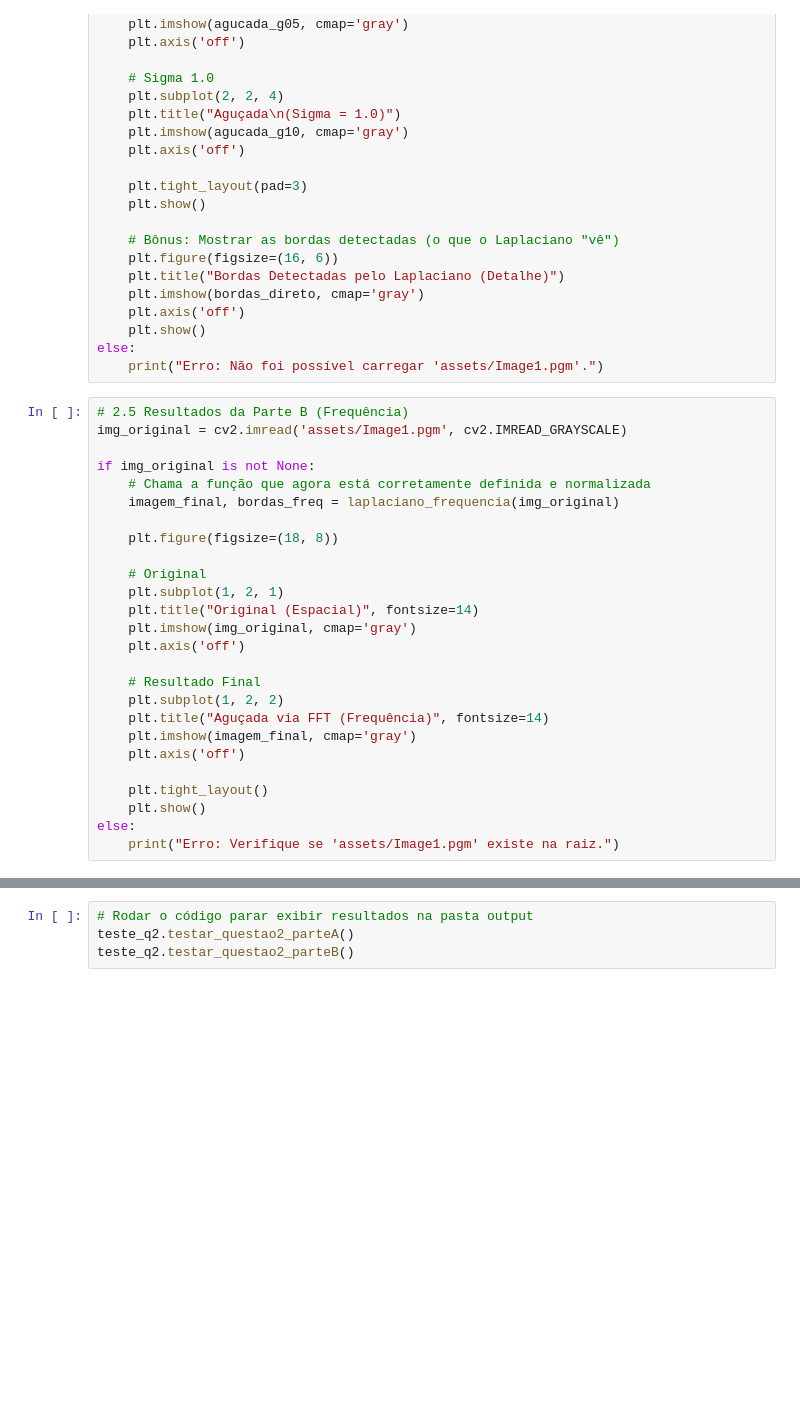
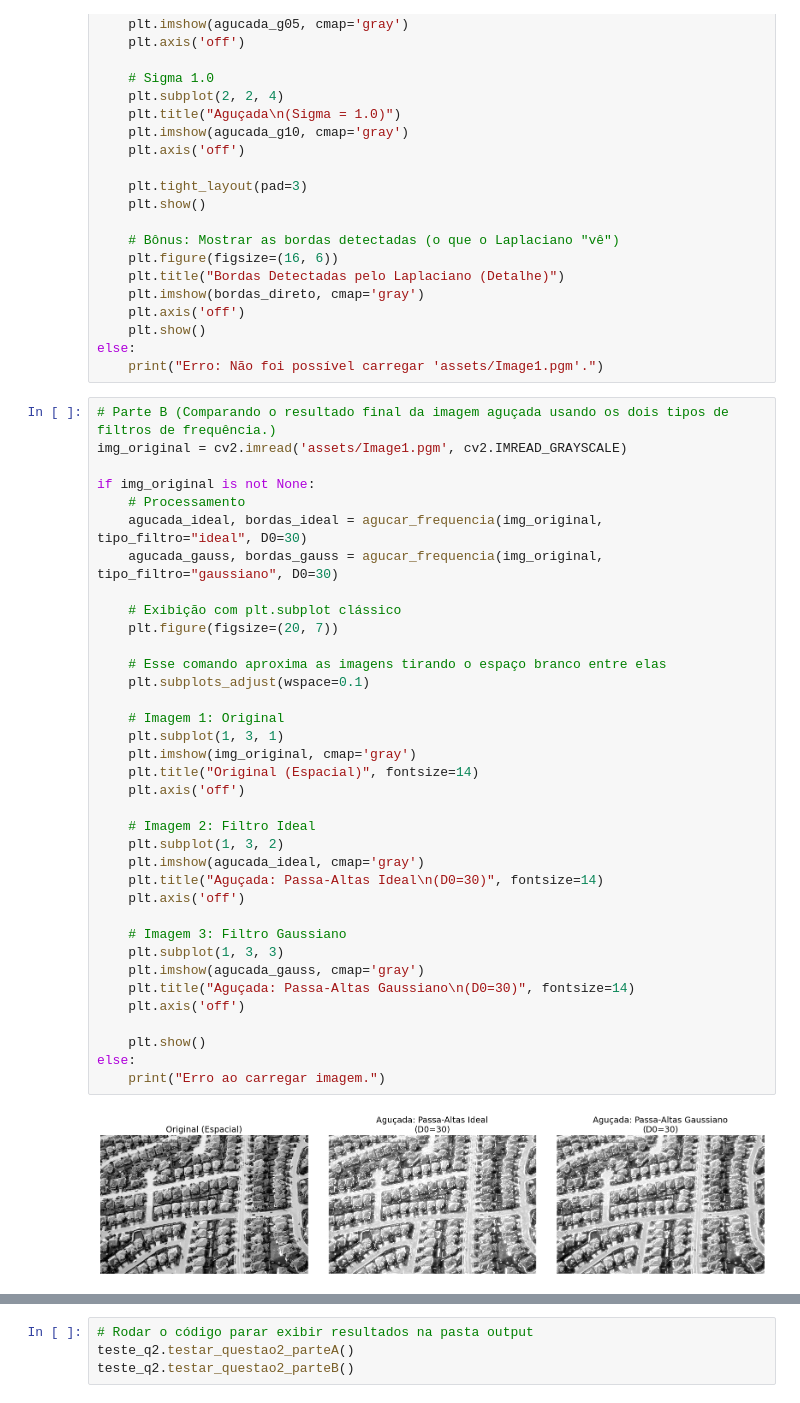
Before and after one commit to The-Jonas/image-processing-fundamentals, a Jupyter notebook: notebook.ipynb, the cells around one changed output, grey strips where cells are left out. Saved outputs shown, nothing was run; the diff lists cells and outputs as text; blank space fills up the shorter version.

```diff
--- a/notebook.ipynb
+++ b/notebook.ipynb
@@ -169,29 +169,41 @@ if img_original is not None:
 else:
     print("Erro: Não foi possível carregar 'assets/Image1.pgm'.")
 # %%
-# 2.5 Resultados da Parte B (Frequência)
+# Parte B (Comparando o resultado final da imagem aguçada usando os dois tipos de filtros de frequência.)
 img_original = cv2.imread('assets/Image1.pgm', cv2.IMREAD_GRAYSCALE)
 
 if img_original is not None:
-    # Chama a função que agora está corretamente definida e normalizada
-    imagem_final, bordas_freq = laplaciano_frequencia(img_original)
+    # Processamento
+    agucada_ideal, bordas_ideal = agucar_frequencia(img_original, tipo_filtro="ideal", D0=30)
+    agucada_gauss, bordas_gauss = agucar_frequencia(img_original, tipo_filtro="gaussiano", D0=30)
 
-    plt.figure(figsize=(18, 8))
+    # Exibição com plt.subplot clássico
+    plt.figure(figsize=(20, 7))
 
-    # Original
-    plt.subplot(1, 2, 1)
+    # Esse comando aproxima as imagens tirando o espaço branco entre elas
+    plt.subplots_adjust(wspace=0.1)
+
+    # Imagem 1: Original
+    plt.subplot(1, 3, 1)
+    plt.imshow(img_original, cmap='gray')
     plt.title("Original (Espacial)", fontsize=14)
-    plt.imshow(img_original, cmap='gray')
     plt.axis('off')
 
-    # Resultado Final
-    plt.subplot(1, 2, 2)
-    plt.title("Aguçada via FFT (Frequência)", fontsize=14)
-    plt.imshow(imagem_final, cmap='gray')
+    # Imagem 2: Filtro Ideal
+    plt.subplot(1, 3, 2)
+    plt.imshow(agucada_ideal, cmap='gray')
+    plt.title("Aguçada: Passa-Altas Ideal\n(D0=30)", fontsize=14)
     plt.axis('off')
 
-    plt.tight_layout()
+    # Imagem 3: Filtro Gaussiano
+    plt.subplot(1, 3, 3)
+    plt.imshow(agucada_gauss, cmap='gray')
+    plt.title("Aguçada: Passa-Altas Gaussiano\n(D0=30)", fontsize=14)
+    plt.axis('off')
+
     plt.show()
 else:
-    print("Erro: Verifique se 'assets/Image1.pgm' existe na raiz.")
+    print("Erro ao carregar imagem.")
+# %% [output]
+[figure, added]
 # %%
```
Also changed, not shown: parts of 3 cells of this notebook, 16 other files.
